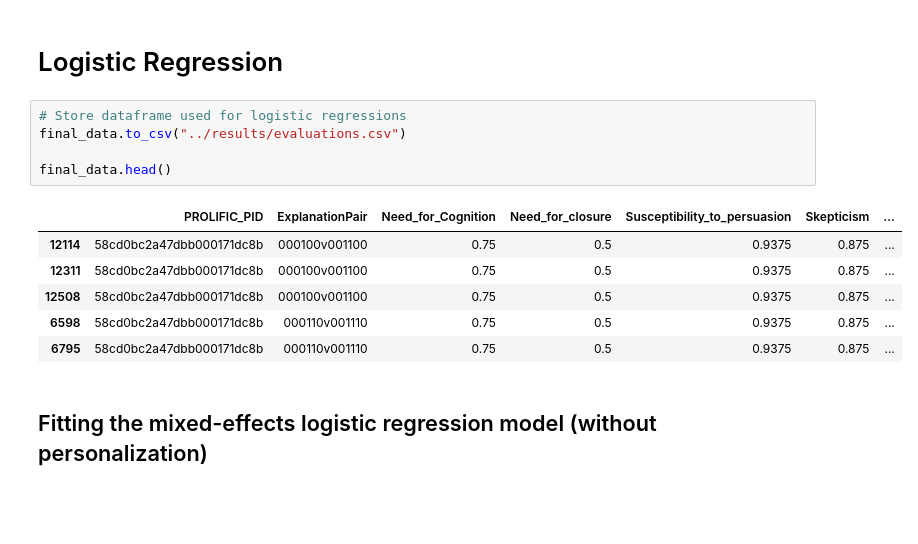
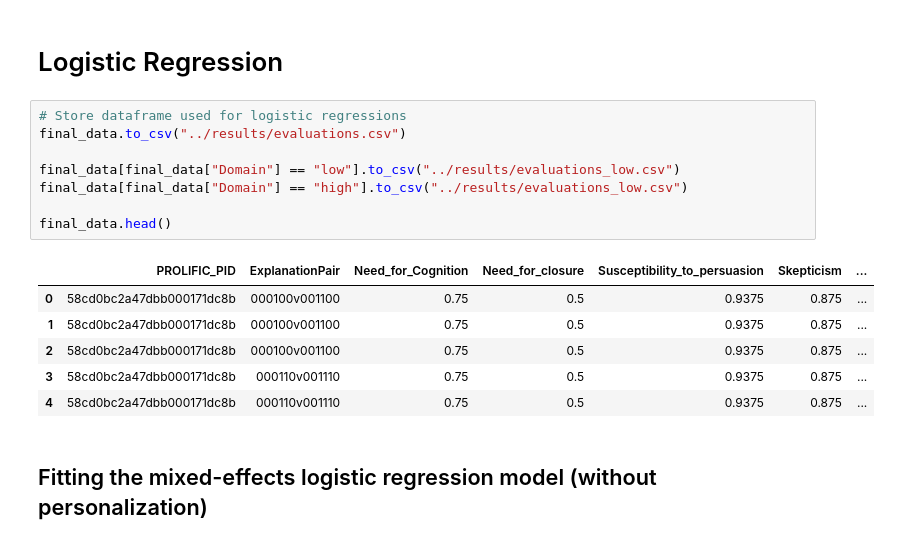
Before and after one commit to Roan-Schellingerhout/TORS, a Jupyter notebook: analysis/EDA_and_analysis_ads.ipynb, the cells around one changed output. Drawn from its saved outputs; the diff is of its cells as text; blank space fills up the shorter version.

```diff
--- a/analysis/EDA_and_analysis_ads.ipynb
+++ b/analysis/EDA_and_analysis_ads.ipynb
@@ -528,15 +544,18 @@ np.isin(decisions, [0, 3]).mean()
 # %%
 # Store dataframe used for logistic regressions
 final_data.to_csv("../results/evaluations.csv")
 
+final_data[final_data["Domain"] == "low"].to_csv("../results/evaluations_low.csv")
+final_data[final_data["Domain"] == "high"].to_csv("../results/evaluations_low.csv")
+
 final_data.head()
 # %% [output]
 |  | PROLIFIC_PID | ExplanationPair | Need_for_Cognition | Need_for_closure | Susceptibility_to_persuasion | Skepticism | ... |
-| 12114 | 58cd0bc2a47dbb000171dc8b | 000100v001100 | 0.75 | 0.5 | 0.9375 | 0.875 | ... |
-| 12311 | 58cd0bc2a47dbb000171dc8b | 000100v001100 | 0.75 | 0.5 | 0.9375 | 0.875 | ... |
-| 12508 | 58cd0bc2a47dbb000171dc8b | 000100v001100 | 0.75 | 0.5 | 0.9375 | 0.875 | ... |
-| 6598 | 58cd0bc2a47dbb000171dc8b | 000110v001110 | 0.75 | 0.5 | 0.9375 | 0.875 | ... |
-| 6795 | 58cd0bc2a47dbb000171dc8b | 000110v001110 | 0.75 | 0.5 | 0.9375 | 0.875 | ... |
+| 0 | 58cd0bc2a47dbb000171dc8b | 000100v001100 | 0.75 | 0.5 | 0.9375 | 0.875 | ... |
+| 1 | 58cd0bc2a47dbb000171dc8b | 000100v001100 | 0.75 | 0.5 | 0.9375 | 0.875 | ... |
+| 2 | 58cd0bc2a47dbb000171dc8b | 000100v001100 | 0.75 | 0.5 | 0.9375 | 0.875 | ... |
+| 3 | 58cd0bc2a47dbb000171dc8b | 000110v001110 | 0.75 | 0.5 | 0.9375 | 0.875 | ... |
+| 4 | 58cd0bc2a47dbb000171dc8b | 000110v001110 | 0.75 | 0.5 | 0.9375 | 0.875 | ... |
 # %% [markdown]
 ## Fitting the mixed-effects logistic regression model (without personalization)
 # %%
```
Also changed, not shown: parts of 7 cells of this notebook, 17 other files.
